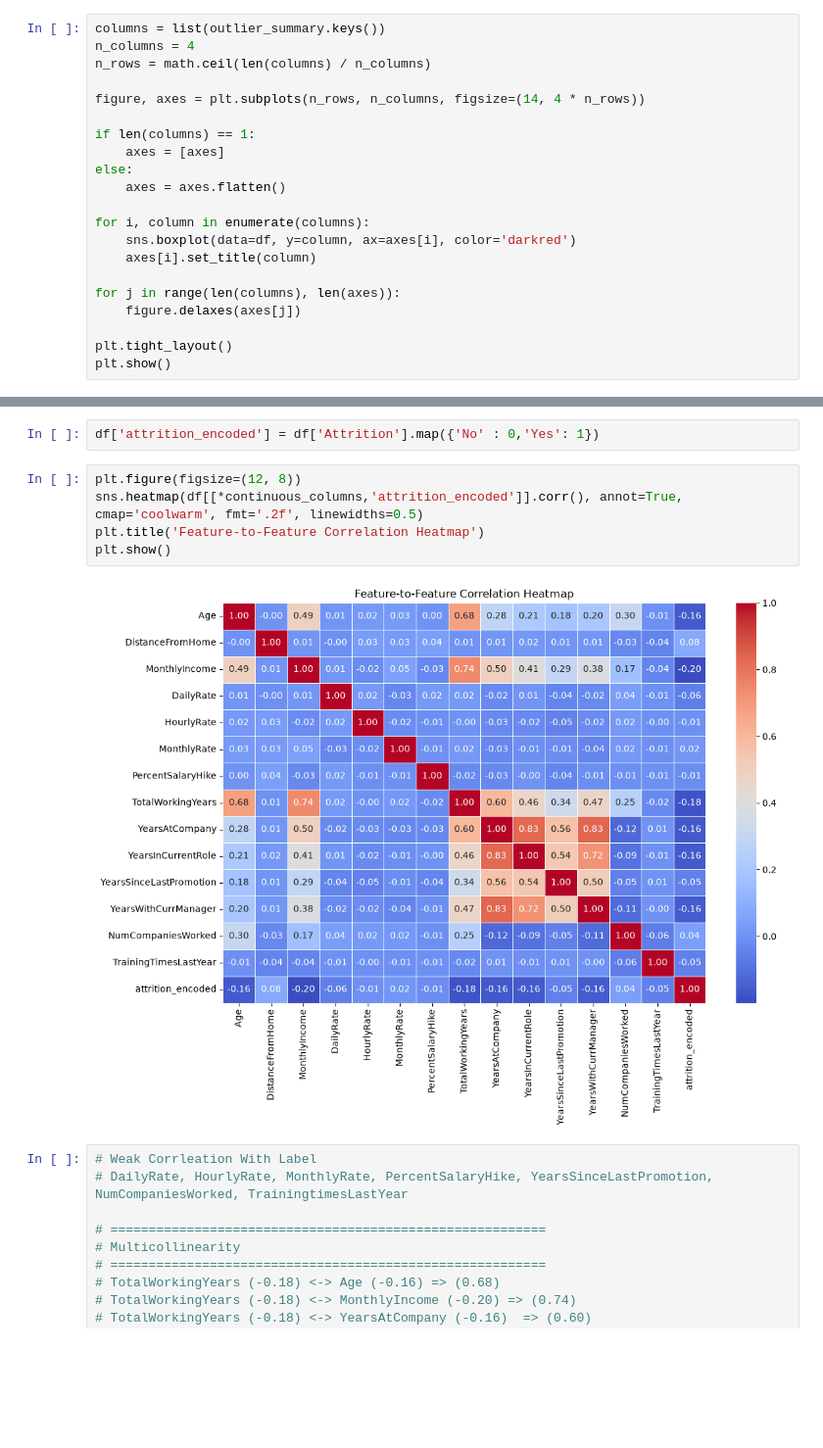
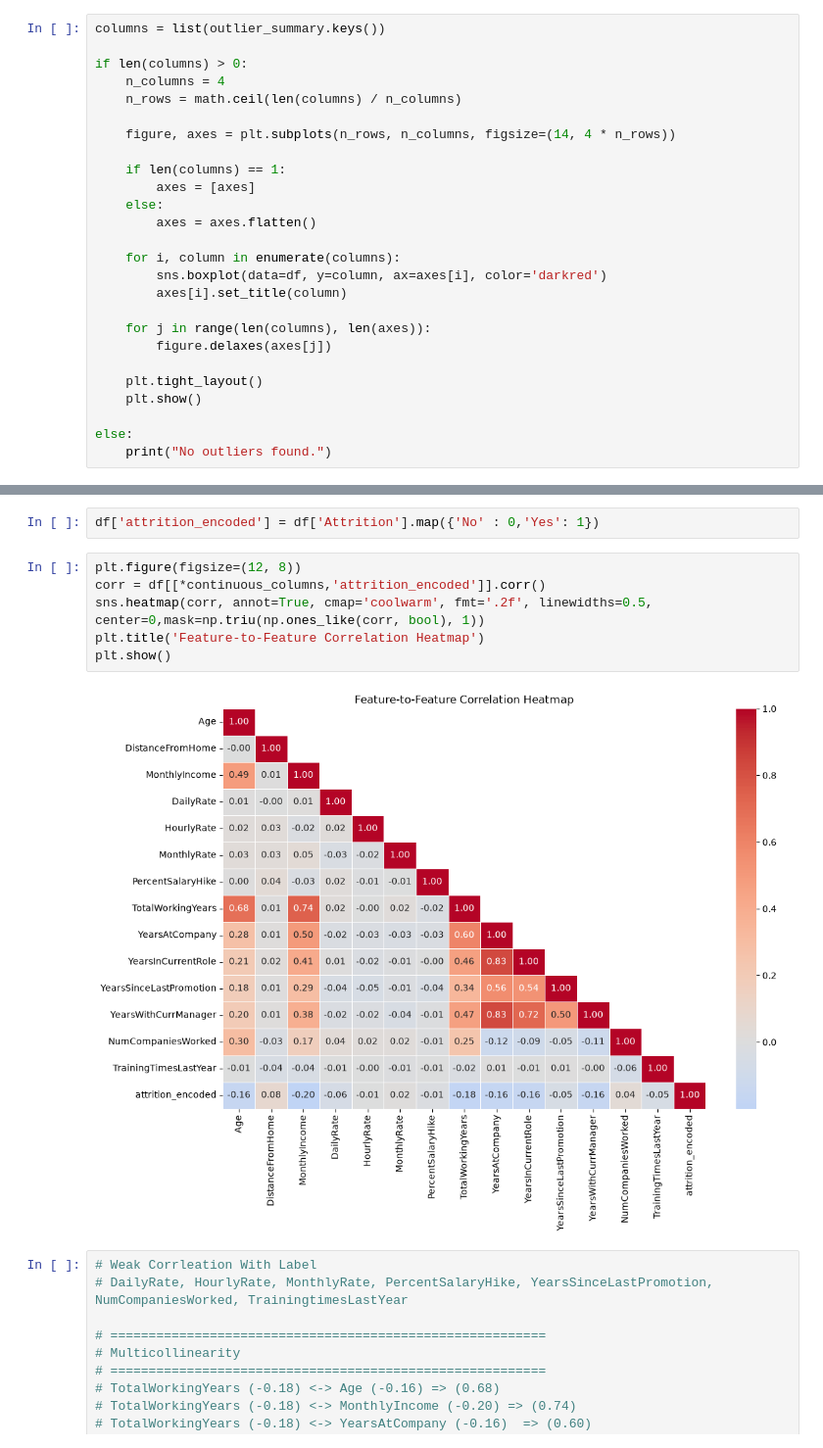
Before and after one commit to Mostafa-1-Abdo/depi-ml-projects, a Jupyter notebook: HRChurn-Employee-Attrition-Intelligence-Predictor/notebooks/mostafa_experiments/preprocessing.ipynb, the cells around one changed output, grey strips where cells are left out. Shown at 98% size. Drawn from its saved outputs; the diff is of its cells as text; blank space fills up the shorter version.

```diff
--- a/HRChurn-Employee-Attrition-Intelligence-Predictor/notebooks/mostafa_experiments/preprocessing.ipynb
+++ b/HRChurn-Employee-Attrition-Intelligence-Predictor/notebooks/mostafa_experiments/preprocessing.ipynb
@@ -162,25 +162,30 @@ NumCompaniesWorked        -> 52
 TrainingTimesLastYear     -> 238
 # %%
 columns = list(outlier_summary.keys())
-n_columns = 4
-n_rows = math.ceil(len(columns) / n_columns)
 
-figure, axes = plt.subplots(n_rows, n_columns, figsize=(14, 4 * n_rows))
+if len(columns) > 0:
+    n_columns = 4
+    n_rows = math.ceil(len(columns) / n_columns)
 
-if len(columns) == 1:
-    axes = [axes]
+    figure, axes = plt.subplots(n_rows, n_columns, figsize=(14, 4 * n_rows))
+
+    if len(columns) == 1:
+        axes = [axes]
+    else:
+        axes = axes.flatten()
+
+    for i, column in enumerate(columns):
+        sns.boxplot(data=df, y=column, ax=axes[i], color='darkred')
+        axes[i].set_title(column)
+
+    for j in range(len(columns), len(axes)):
+        figure.delaxes(axes[j])
+
+    plt.tight_layout()
+    plt.show()
+
 else:
-    axes = axes.flatten()
-
-for i, column in enumerate(columns):
-    sns.boxplot(data=df, y=column, ax=axes[i], color='darkred')
-    axes[i].set_title(column)
-
-for j in range(len(columns), len(axes)):
-    figure.delaxes(axes[j])
-
-plt.tight_layout()
-plt.show()
+    print("No outliers found.")
 # %% [output]
 [figure]
 # %%
@@ -313,11 +349,12 @@ plt.show()
 df['attrition_encoded'] = df['Attrition'].map({'No' : 0,'Yes': 1})
 # %%
 plt.figure(figsize=(12, 8))
-sns.heatmap(df[[*continuous_columns,'attrition_encoded']].corr(), annot=True, cmap='coolwarm', fmt='.2f', linewidths=0.5)
+corr = df[[*continuous_columns,'attrition_encoded']].corr()
+sns.heatmap(corr, annot=True, cmap='coolwarm', fmt='.2f', linewidths=0.5, center=0,mask=np.triu(np.ones_like(corr, bool), 1))
 plt.title('Feature-to-Feature Correlation Heatmap')
 plt.show()
 # %% [output]
-[figure, old version]
+[figure, new version]
 # %%
 # Weak Corrleation With Label
 # DailyRate, HourlyRate, MonthlyRate, PercentSalaryHike, YearsSinceLastPromotion, NumCompaniesWorked, TrainingtimesLastYear
```
Also changed, not shown: parts of 10 cells of this notebook.
